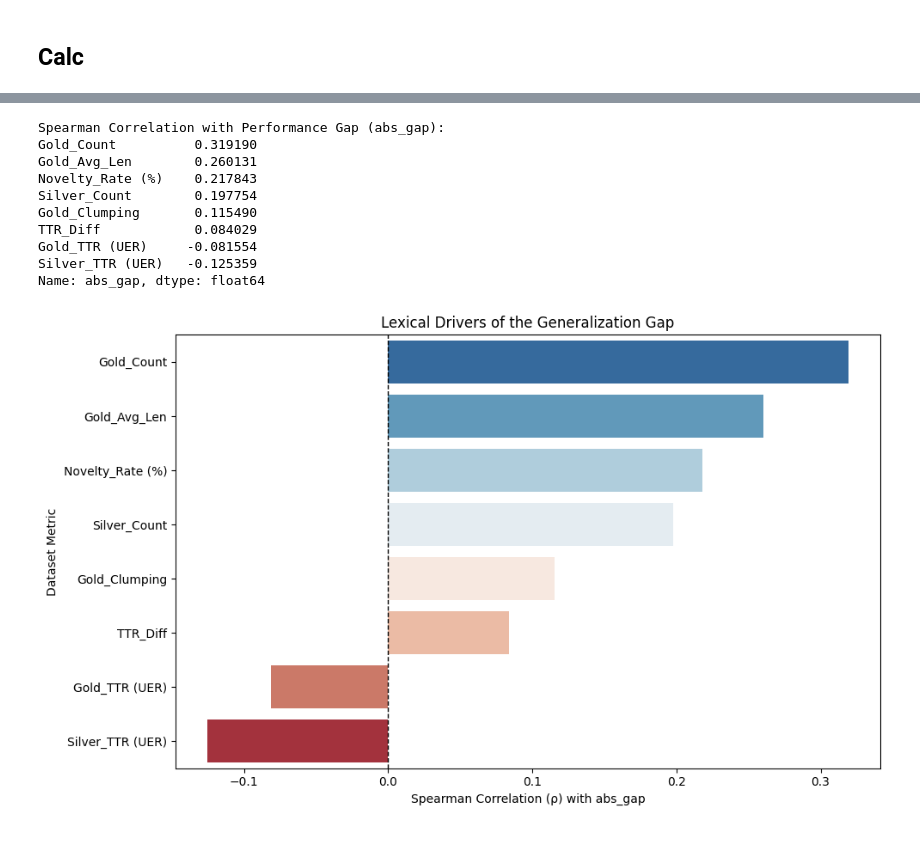
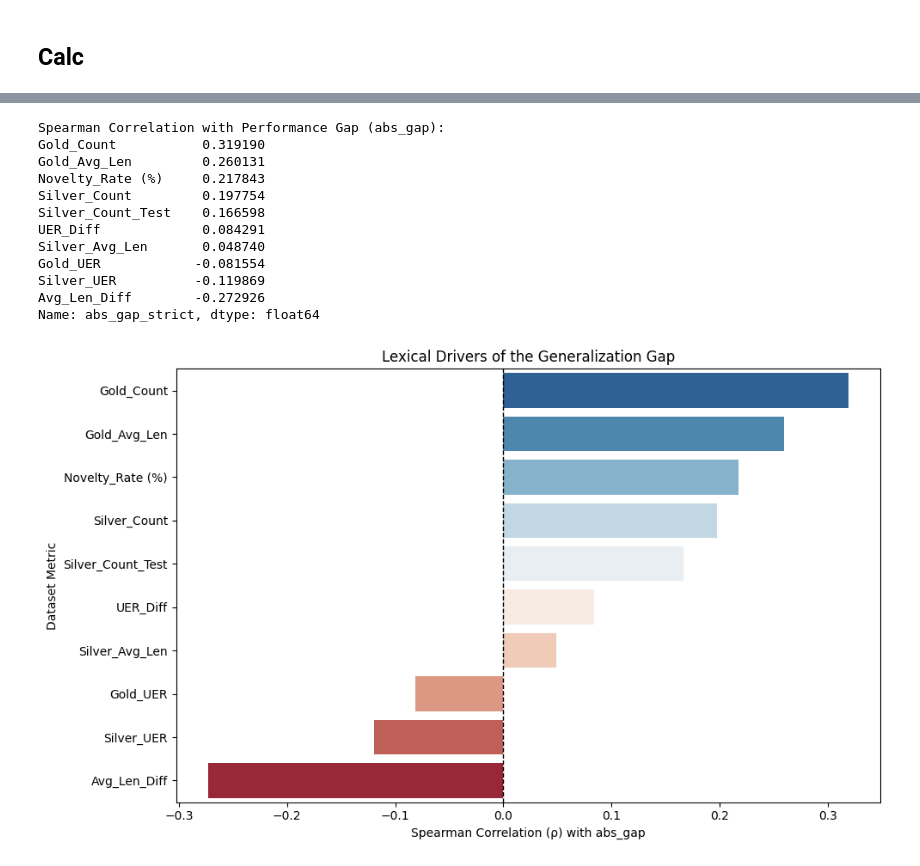
Before and after one commit to P0L3/CliReNER, a Jupyter notebook: UER_analysis.ipynb, the cells around one changed output, grey strips where cells are left out. Cells and saved outputs as stored; diff of their text form; code cells hidden in the pictures.

```diff
--- a/UER_analysis.ipynb
+++ b/UER_analysis.ipynb
@@ -66,12 +93,14 @@ for entity_type in actual_types:
     # Filter datasets to isolate this specific entity type
     gold_filtered = get_filtered_dataset_for_type(gold_test, entity_type, bio_labels)
     silver_filtered = get_filtered_dataset_for_type(silver_test, entity_type, bio_labels)
+    silver_test_filtered = get_filtered_dataset_for_type(silver_test_test, entity_type, bio_labels)
 
     # Run your advanced metrics function
     gold_metrics = calculate_advanced_metrics(gold_filtered, bio_labels)
     silver_metrics = calculate_advanced_metrics(silver_filtered, bio_labels)
+    silver_test_metrics = calculate_advanced_metrics(silver_test_filtered, bio_labels)
 
-    if gold_metrics and silver_metrics:
+    if gold_metrics and silver_metrics and silver_test_metrics:
         # We also need to calculate the "Novelty Gap" manually
         # because the function looks at datasets in isolation.
 
@@ -93,17 +122,19 @@ for entity_type in actual_types:
 
         overlap = len(g_vocab.intersection(s_vocab))
         novelty_rate = (1 - (overlap / len(g_vocab))) * 100 if g_vocab else 0
-
         all_type_results.append({
             "Type": entity_type,
             "Gold_Count": gold_metrics["Total Entities"],
             "Silver_Count": silver_metrics["Total Entities"],
-            "Gold_TTR (UER)": round(gold_metrics["Entity TTR (0-1)"], 3),
-            "Silver_TTR (UER)": round(silver_metrics["Entity TTR (0-1)"], 3),
-            "TTR_Diff": round(gold_metrics["Entity TTR (0-1)"] - silver_metrics["Entity TTR (0-1)"], 3),
-            "Novelty_Rate (%)": round(novelty_rate, 1),
+            "Silver_Count_Test": silver_test_metrics["Total Entities"],
+            "Gold_UER": round(gold_metrics["Entity TTR (0-1)"], 4),
+            "Silver_UER": round(silver_metrics["Entity TTR (0-1)"], 4),
+            "UER_Diff": round(gold_metrics["Entity TTR (0-1)"] - silver_metrics["Entity TTR (0-1)"], 4),
+            "Novelty_Rate (%)": round(novelty_rate, 2),
+            "Silver_Avg_Len": round(silver_metrics["Avg Span Len"], 2),
             "Gold_Avg_Len": round(gold_metrics["Avg Span Len"], 2),
-            "Gold_Clumping": round(gold_metrics["Clumping (Adj) %"], 1)
+            "Avg_Len_Diff": round(silver_metrics["Avg Span Len"], 2) - round(gold_metrics["Avg Span Len"], 2)
+            # "Gold_Clumping": round(gold_metrics["Clumping (Adj) %"], 1)
         })
 
 # --- 4. Final Comparison Table ---
@@ -116,15 +147,15 @@ print(df.to_string(index=False))
 # Outlier Detection for Ecosystem
 eco_row = df[df["Type"] == "Ecosystem"]
 avg_novelty = df["Novelty_Rate (%)"].mean()
-avg_ttr_diff = df["TTR_Diff"].mean()
+avg_uer_diff = df["UER_Diff"].mean()
 
 print("\n--- Diagnostic Findings ---")
 if not eco_row.empty:
     e_nov = eco_row["Novelty_Rate (%)"].values[0]
-    e_diff = eco_row["TTR_Diff"].values[0]
+    e_diff = eco_row["UER_Diff"].values[0]
 
     print(f"Ecosystem Novelty Rate: {e_nov}% (Dataset Avg: {avg_novelty:.1f}%)")
-    print(f"Ecosystem TTR Increase: {e_diff} (Dataset Avg: {avg_ttr_diff:.3f})")
+    print(f"Ecosystem UER Increase: {e_diff} (Dataset Avg: {avg_uer_diff:.3f})")
 
     if e_nov > avg_novelty + 15:
         print(">> Ecosystem is an outlier in NOVELTY: The model is seeing words it never practiced.")
@@ -250,0 +252,5 @@ Meteorological Phenomenon  0.2583         41.58%
+# %%
+# ["strict_f1_mean", "exact_f1_mean", "partial_f1_mean", "ent_type_f1_mean"]
+tag_gap_strict = get_silver_gold_gap()
+tag_gap_exact = get_silver_gold_gap("exact_f1_mean")
+tag_gap_type = get_silver_gold_gap("ent_type_f1_mean")
@@ -251,4 +270,6 @@ Meteorological Phenomenon  0.2583         41.58%
 # %%
-df_withgap = pd.merge(tag_gap, df, on="Type")
+df_withgap = pd.merge(tag_gap_strict, df, on="Type")
+df_withgap = pd.merge(tag_gap_exact, df_withgap, on="Type")
+df_withgap = pd.merge(tag_gap_type, df_withgap, on="Type")
 # %%
-df_withgap
+df_withgap.sort_values(by="F1_gap_strict", inplace=True, ascending=False)
@@ -273,36 +364,39 @@ df_withgap
 # %%
 import seaborn as sns
 import matplotlib.pyplot as plt
 
 # 1. Calculate Spearman correlation, ensuring we only look at numeric columns
 # We use abs() on correlations at the end if we want to see 'magnitude',
 # but raw values are better for knowing the 'direction' of the effect.
-correlations = df_withgap.corr(method='spearman', numeric_only=True)['abs_gap'].sort_values(ascending=False)
+correlations = df_withgap.corr(method='spearman', numeric_only=True)['abs_gap_strict'].sort_values(ascending=False)
 
 # 2. Remove 'abs_gap' and 'percent_change' from the results so we only see external predictors
-predictors = correlations.drop(['abs_gap', 'percent_change'], errors='ignore')
+throw_out = [r for r in df_withgap.columns if 'abs_gap' in r or 'percent_change' in r]
+predictors = correlations.drop(throw_out, errors='ignore')
 
 print("Spearman Correlation with Performance Gap (abs_gap):")
 print(predictors)
 
 # 3. Visualization
 plt.figure(figsize=(10, 6))
 sns.barplot(x=predictors.values, y=predictors.index, hue=predictors.index, palette='RdBu_r', legend=False)
 plt.axvline(x=0, color='black', linestyle='--', linewidth=1)
 plt.title("Lexical Drivers of the Generalization Gap")
 plt.xlabel("Spearman Correlation (ρ) with abs_gap")
 plt.ylabel("Dataset Metric")
 plt.tight_layout()
 plt.show()
 # %% [output]
 Spearman Correlation with Performance Gap (abs_gap):
-Gold_Count          0.319190
-Gold_Avg_Len        0.260131
-Novelty_Rate (%)    0.217843
-Silver_Count        0.197754
-Gold_Clumping       0.115490
-TTR_Diff            0.084029
-Gold_TTR (UER)     -0.081554
-Silver_TTR (UER)   -0.125359
-Name: abs_gap, dtype: float64
+Gold_Count           0.319190
+Gold_Avg_Len         0.260131
+Novelty_Rate (%)     0.217843
+Silver_Count         0.197754
+Silver_Count_Test    0.166598
+UER_Diff             0.084291
+Silver_Avg_Len       0.048740
+Gold_UER            -0.081554
+Silver_UER          -0.119869
+Avg_Len_Diff        -0.272926
+Name: abs_gap_strict, dtype: float64
-[figure, old version]
+[figure, new version]
```
Also changed, not shown: parts of 10 cells of this notebook.
